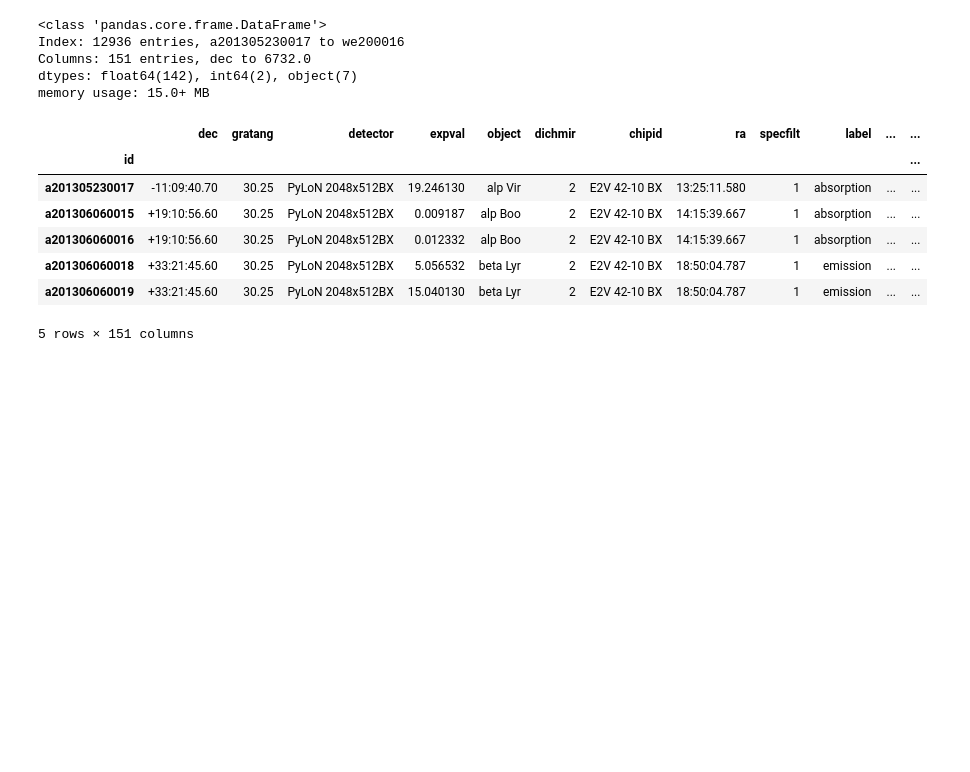
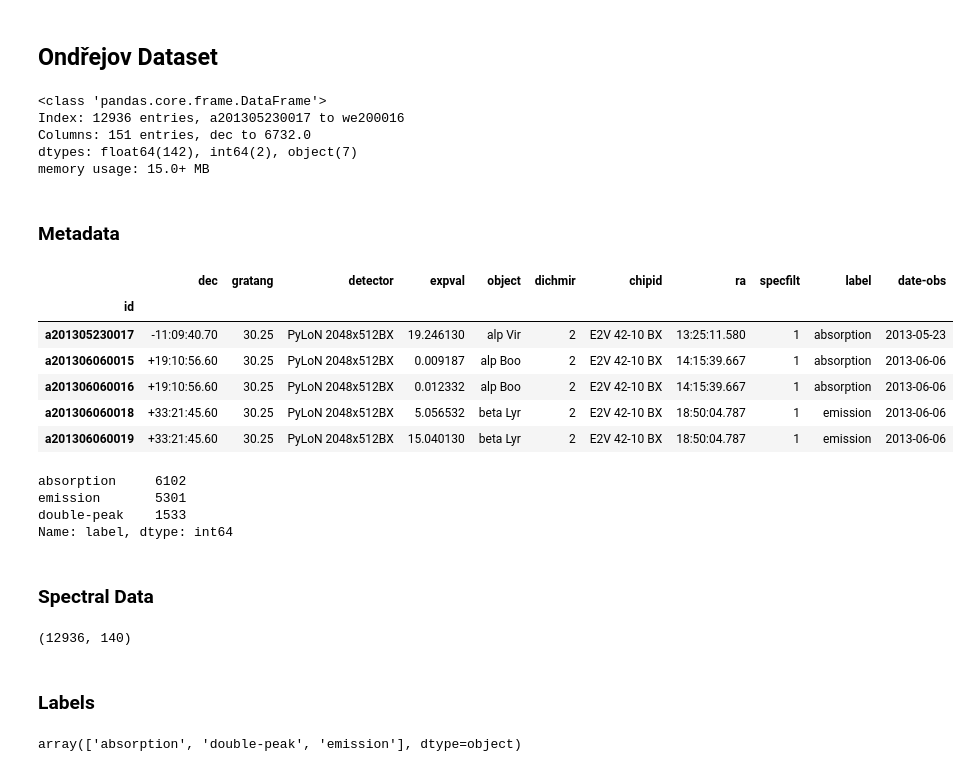
Before and after one commit to podondra/ondrejov-preprocessing, a Jupyter notebook: ondrejov-preprocessing.ipynb, the cells around one changed output. Cells and saved outputs as stored; diff of their text form; code cells hidden in the pictures; blank space fills up the shorter version.

Commit message:
Add some data vizualisation

```diff
--- a/ondrejov-preprocessing.ipynb
+++ b/ondrejov-preprocessing.ipynb
@@ -6,18 +12,45 @@ from matplotlib import pyplot
+# %% [markdown]
+## Ondřejov Dataset
 # %%
 spectra = pandas.read_csv('ondrejov-dataset.csv', index_col='id')
 spectra.info()
-spectra.head()
 # %% [output]
 <class 'pandas.core.frame.DataFrame'>
 Index: 12936 entries, a201305230017 to we200016
 Columns: 151 entries, dec to 6732.0
 dtypes: float64(142), int64(2), object(7)
 memory usage: 15.0+ MB
-|  | dec | gratang | detector | expval | object | dichmir | chipid | ra | specfilt | label | ... | ... |
-| id |  |  |  |  |  |  |  |  |  |  |  | ... |
-| a201305230017 | -11:09:40.70 | 30.25 | PyLoN 2048x512BX | 19.246130 | alp Vir | 2 | E2V 42-10 BX | 13:25:11.580 | 1 | absorption | ... | ... |
-| a201306060015 | +19:10:56.60 | 30.25 | PyLoN 2048x512BX | 0.009187 | alp Boo | 2 | E2V 42-10 BX | 14:15:39.667 | 1 | absorption | ... | ... |
-| a201306060016 | +19:10:56.60 | 30.25 | PyLoN 2048x512BX | 0.012332 | alp Boo | 2 | E2V 42-10 BX | 14:15:39.667 | 1 | absorption | ... | ... |
-| a201306060018 | +33:21:45.60 | 30.25 | PyLoN 2048x512BX | 5.056532 | beta Lyr | 2 | E2V 42-10 BX | 18:50:04.787 | 1 | emission | ... | ... |
-| a201306060019 | +33:21:45.60 | 30.25 | PyLoN 2048x512BX | 15.040130 | beta Lyr | 2 | E2V 42-10 BX | 18:50:04.787 | 1 | emission | ... | ... |
-5 rows × 151 columns
+# %% [markdown]
+### Metadata
+# %%
+spectra.iloc[:, :11].head()
+# %% [output]
+|  | dec | gratang | detector | expval | object | dichmir | chipid | ra | specfilt | label | date-obs |
+| id |  |  |  |  |  |  |  |  |  |  |  |
+| a201305230017 | -11:09:40.70 | 30.25 | PyLoN 2048x512BX | 19.246130 | alp Vir | 2 | E2V 42-10 BX | 13:25:11.580 | 1 | absorption | 2013-05-23 |
+| a201306060015 | +19:10:56.60 | 30.25 | PyLoN 2048x512BX | 0.009187 | alp Boo | 2 | E2V 42-10 BX | 14:15:39.667 | 1 | absorption | 2013-06-06 |
+| a201306060016 | +19:10:56.60 | 30.25 | PyLoN 2048x512BX | 0.012332 | alp Boo | 2 | E2V 42-10 BX | 14:15:39.667 | 1 | absorption | 2013-06-06 |
+| a201306060018 | +33:21:45.60 | 30.25 | PyLoN 2048x512BX | 5.056532 | beta Lyr | 2 | E2V 42-10 BX | 18:50:04.787 | 1 | emission | 2013-06-06 |
+| a201306060019 | +33:21:45.60 | 30.25 | PyLoN 2048x512BX | 15.040130 | beta Lyr | 2 | E2V 42-10 BX | 18:50:04.787 | 1 | emission | 2013-06-06 |
+# %%
+spectra['label'].value_counts()
+# %% [output]
+absorption     6102
+emission       5301
+double-peak    1533
+Name: label, dtype: int64
+# %% [markdown]
+### Spectral Data
+# %%
+X = spectra.iloc[:, 11:].as_matrix()
+X.shape
+# %% [output]
+(12936, 140)
+# %% [markdown]
+### Labels
+# %%
+le = preprocessing.LabelEncoder()
+y = le.fit_transform(spectra['label'])
+le.inverse_transform([0, 1, 2])
+# %% [output]
+array(['absorption', 'double-peak', 'emission'], dtype=object)
```
Also changed, not shown: parts of 10 cells of this notebook, 1 other file.
